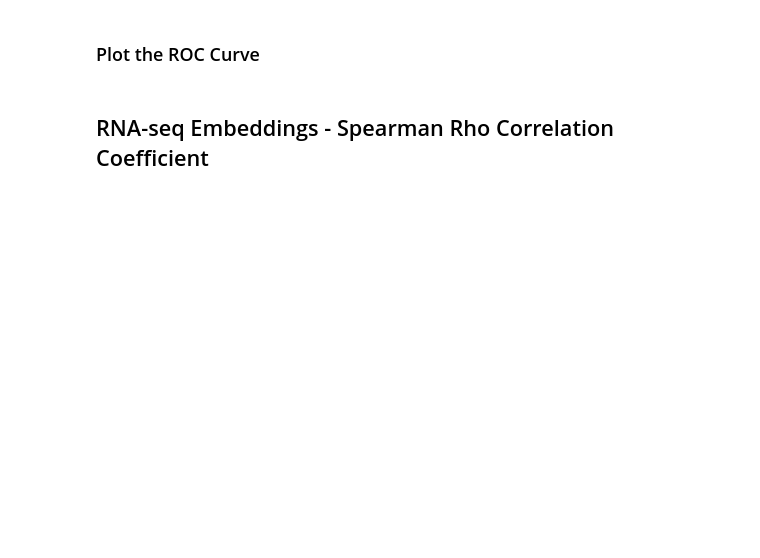
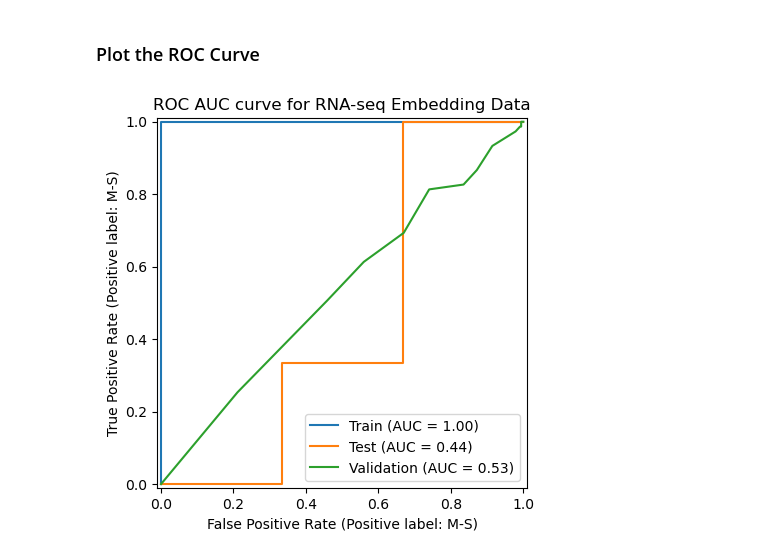
Before and after one commit to KristoferLintonReid/ultrasound-contrastivemodels, a Jupyter notebook: notebooks/baseline_models_embeddings.ipynb, the cells around one changed output. Saved outputs shown, nothing was run; the diff lists cells and outputs as text; code cells hidden in the pictures; blank space fills up the shorter version.

```diff
--- a/notebooks/baseline_models_embeddings.ipynb
+++ b/notebooks/baseline_models_embeddings.ipynb
@@ -1377,9 +1591,11 @@ disp.plot()
 # Test
 
 # Seperating out the features
-X_test_rna = rna_df_test.drop(["SURGICAL"], axis=1)
+X_test_rna = image_test_df.drop(["image_name", "SURGICAL"], axis=1)
+# Only keep the top features
+X_test_rna = X_test_rna.loc[:, X_test_rna.columns.isin(spearman_rna)]
 # Seperating out the target
-y_test_rna = rna_df_test[["SURGICAL"]]
+y_test_rna = image_test_df[["SURGICAL"]]
 
 y_test_rna_pred = fit_rf_rna.predict(X_test_rna)
 cmat = mx.confusion_matrix(y_test_rna, y_test_rna_pred)
@@ -1394,13 +1694,13 @@ disp.plot()
 # %%
 # Train data
 disp = RocCurveDisplay.from_estimator(fit_rf_rna, X_train_rna, y_train_rna, pos_label='M-S', name="Train")
 
 # Test data
 disp = RocCurveDisplay.from_estimator(fit_rf_rna, X_test_rna, y_test_rna, pos_label='M-S', ax = disp.ax_, name="Test")
 
-# # Validation data
-# disp = RocCurveDisplay.from_estimator(fit_rf_rna, X_val_rna, y_val_rna, pos_label='M-S', ax = disp.ax_, name="Validation")
+# Validation data
+disp = RocCurveDisplay.from_estimator(fit_rf_rna, X_val_rna, y_val_rna, pos_label='M-S', ax = disp.ax_, name="Validation")
 
 disp.ax_.set_title("ROC AUC curve for RNA-seq Embedding Data");
+# %% [output]
+[figure, added]
-# %% [markdown]
-## RNA-seq Embeddings - Spearman Rho Correlation Coefficient
```
Also changed, not shown: parts of 136 cells of this notebook.
